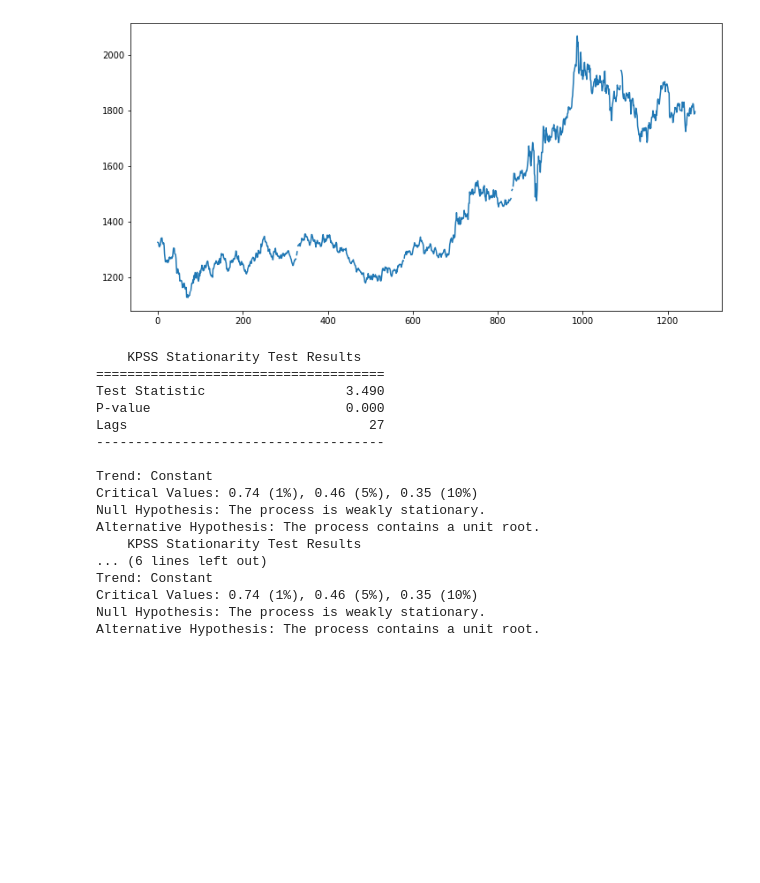
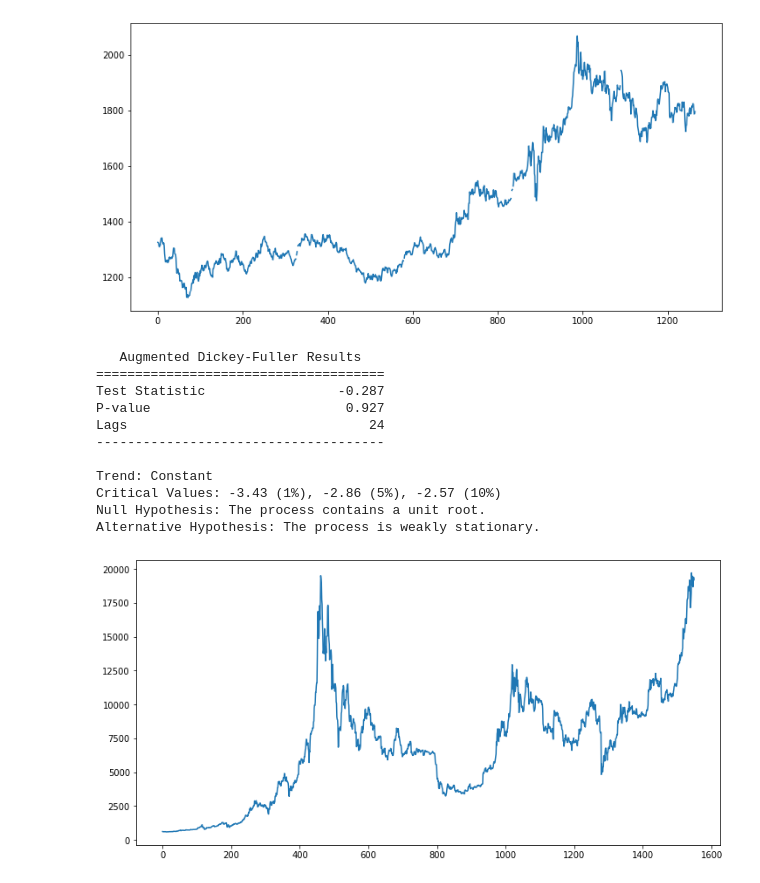
Before and after one commit to id-none/TradingStrategies, a Jupyter notebook: 平稳性检验.ipynb, the cells around one changed output. Saved outputs shown, nothing was run; the diff lists cells and outputs as text; code cells hidden in the pictures; blank space fills up the shorter version.

```diff
--- a/平稳性检验.ipynb
+++ b/平稳性检验.ipynb
@@ -67,28 +67,31 @@ plt.show()
 [figure]
 # %%
 import numpy as np
-from arch.unitroot import KPSS
-kpss = KPSS(y)
+from arch.unitroot import ADF
+kpss = ADF(y)
 print(kpss.summary().as_text())
-
-kpss = KPSS(y)
-# kpss.trend = 'ct'
-print(kpss.summary().as_text())
 # %% [output]
-    KPSS Stationarity Test Results
+   Augmented Dickey-Fuller Results
 =====================================
-Test Statistic                  3.490
-P-value                         0.000
-Lags                               27
+Test Statistic                 -0.287
+P-value                         0.927
+Lags                               24
 -------------------------------------
 
 Trend: Constant
-Critical Values: 0.74 (1%), 0.46 (5%), 0.35 (10%)
-Null Hypothesis: The process is weakly stationary.
-Alternative Hypothesis: The process contains a unit root.
-    KPSS Stationarity Test Results
-... (6 lines left out)
-Trend: Constant
-Critical Values: 0.74 (1%), 0.46 (5%), 0.35 (10%)
-Null Hypothesis: The process is weakly stationary.
-Alternative Hypothesis: The process contains a unit root.
+Critical Values: -3.43 (1%), -2.86 (5%), -2.57 (10%)
+Null Hypothesis: The process contains a unit root.
+Alternative Hypothesis: The process is weakly stationary.
+# %%
+df1 = pd.read_csv("2022_Problem_C_DATA/BCHAIN-MKPRU.csv")
+# print(df1['Value'])
+y = np.random.standard_normal(size=1550)
+
+for i in range(0,1550):
+        y[i] = df1['Value'][i]
+
+plt.figure(figsize=(12,6))
+plt.plot(y)
+plt.show()
+# %% [output]
+[figure, added]
```
Also changed, not shown: parts of 1 cell of this notebook.
